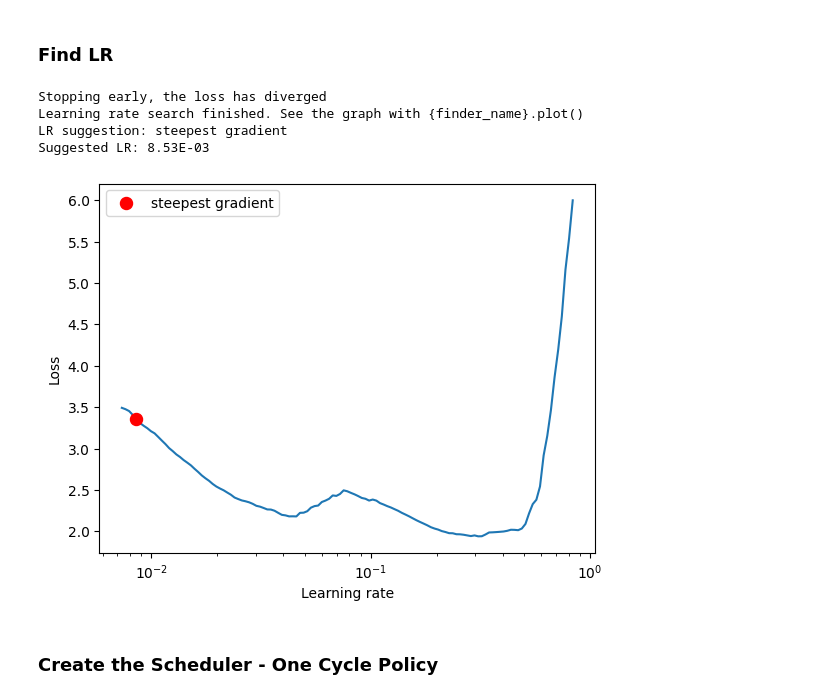
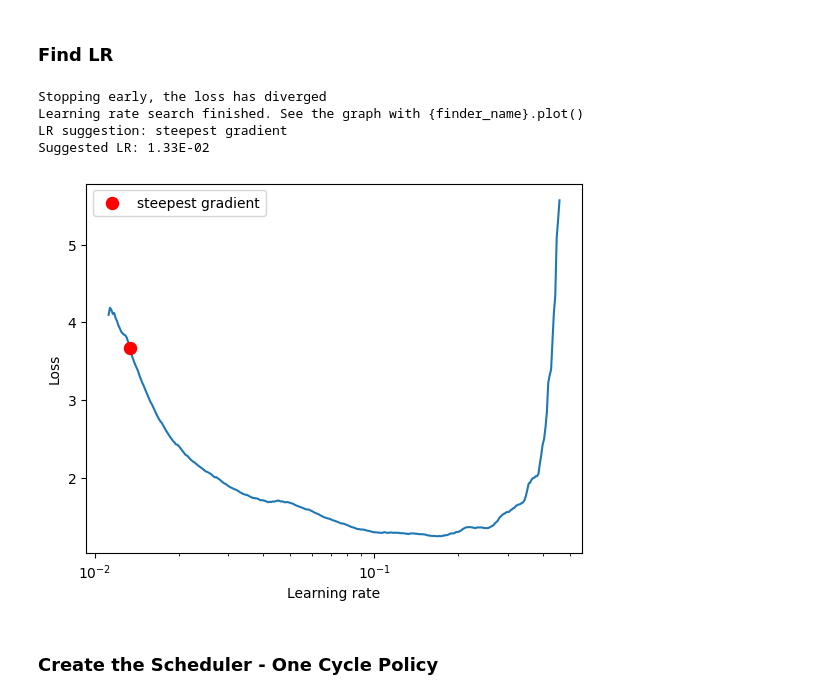
Before and after one commit to RaviNaik/ERA-SESSION10, a Jupyter notebook: session10.ipynb, the cells around one changed output. Drawn from its saved outputs; the diff is of its cells as text; code cells hidden in the pictures.

```diff
--- a/session10.ipynb
+++ b/session10.ipynb
@@ -104,20 +106,20 @@ criterion = nn.CrossEntropyLoss()
 # %%
 find_lr(
     model=model,
     optimizer=optimizer,
     criterion=criterion,
     device=device,
     trainloader=trainloader,
-    numiter=200,
+    numiter=600,
     endlr=10,
-    startlr=5e-3,
+    startlr=1e-2,
 )
 # %% [output]
 Stopping early, the loss has diverged
 Learning rate search finished. See the graph with {finder_name}.plot()
 LR suggestion: steepest gradient
-Suggested LR: 8.53E-03
+Suggested LR: 1.33E-02
-[figure, old version]
+[figure, new version]
 # %% [markdown]
 ### Create the Scheduler - One Cycle Policy
 # %%
```
Also changed, not shown: parts of 11 cells of this notebook, 2 other files.
